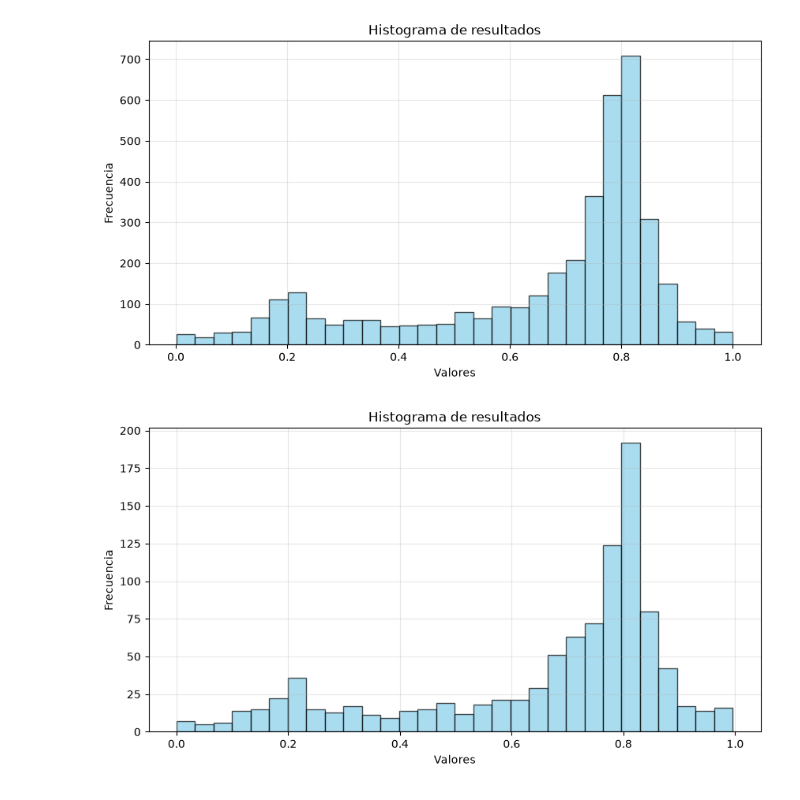
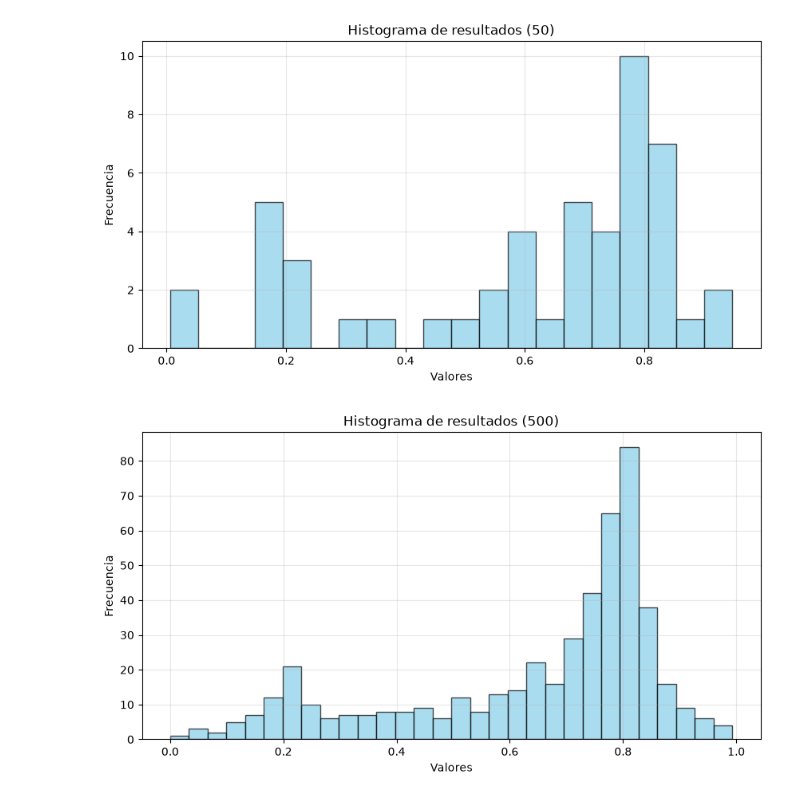
Before and after one commit to IvanGP7/TFG-RAG-VDB, a Jupyter notebook: src/Resulsts/result_analyse.ipynb, the cells around one changed output. Saved outputs shown, nothing was run; the diff lists cells and outputs as text; code cells hidden in the pictures.

```diff
--- a/src/Resulsts/result_analyse.ipynb
+++ b/src/Resulsts/result_analyse.ipynb
@@ -2,29 +2,29 @@
 import pandas as pd
 import matplotlib.pyplot as plt
 # %%
-csv_file = r'C:\Users\playe\Documents\Trabajos\TFG-RAG-VDB\src\Resulsts\resultados_rag_4000.csv'
+csv_file = r'C:\Users\playe\Documents\Trabajos\TFG-RAG-VDB\src\Resulsts\resultados_rag_50.csv'
 df = pd.read_csv(csv_file)
 fig, ax = plt.subplots(figsize=(10, 5))
-ax.hist(df['Nota_Correctness'], bins=30, color='skyblue', edgecolor='black', alpha=0.7)
+ax.hist(df['Nota_Correctness'], bins=20, color='skyblue', edgecolor='black', alpha=0.7)
 ax.set_xlabel('Valores')
 ax.set_ylabel('Frecuencia')
-ax.set_title('Histograma de resultados')
+ax.set_title('Histograma de resultados (50)')
 ax.grid(True, alpha=0.3)
-fig.savefig('Histogram_4000.png', dpi=300, bbox_inches='tight')
+fig.savefig('Histogram_50.png', dpi=300, bbox_inches='tight')
 plt.show()
 # %% [output]
-[figure, old version]
+[figure, new version]
 # %%
-csv_file = r'C:\Users\playe\Documents\Trabajos\TFG-RAG-VDB\src\Resulsts\resultados_rag_1000_2.csv'
+csv_file = r'C:\Users\playe\Documents\Trabajos\TFG-RAG-VDB\src\Resulsts\resultados_rag_500.csv'
 df = pd.read_csv(csv_file)
 fig, ax = plt.subplots(figsize=(10, 5))
 ax.hist(df['Nota_Correctness'], bins=30, color='skyblue', edgecolor='black', alpha=0.7)
 ax.set_xlabel('Valores')
 ax.set_ylabel('Frecuencia')
-ax.set_title('Histograma de resultados')
+ax.set_title('Histograma de resultados (500)')
 ax.grid(True, alpha=0.3)
-fig.savefig('Histogram_1000.png', dpi=300, bbox_inches='tight')
+fig.savefig('Histogram_500.png', dpi=300, bbox_inches='tight')
 
 plt.show()
 # %% [output]
-[figure, old version]
+[figure, new version]
```
Also changed, not shown: 4 other files.
